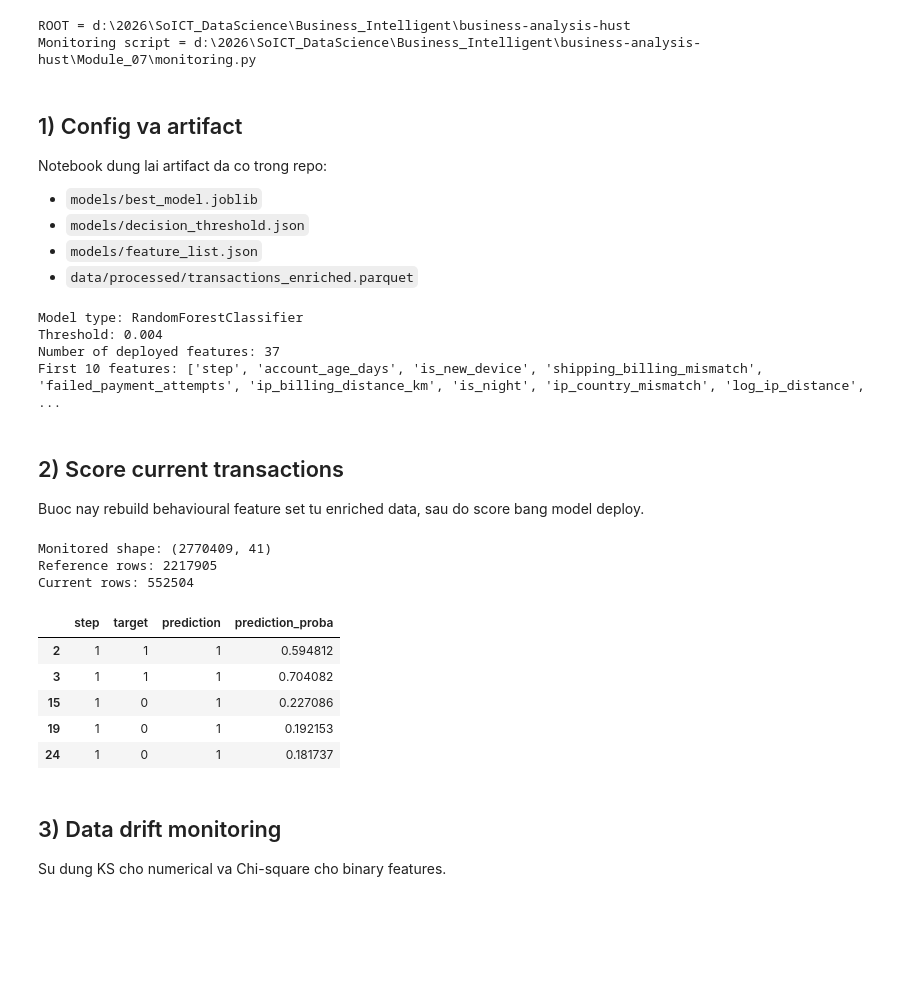
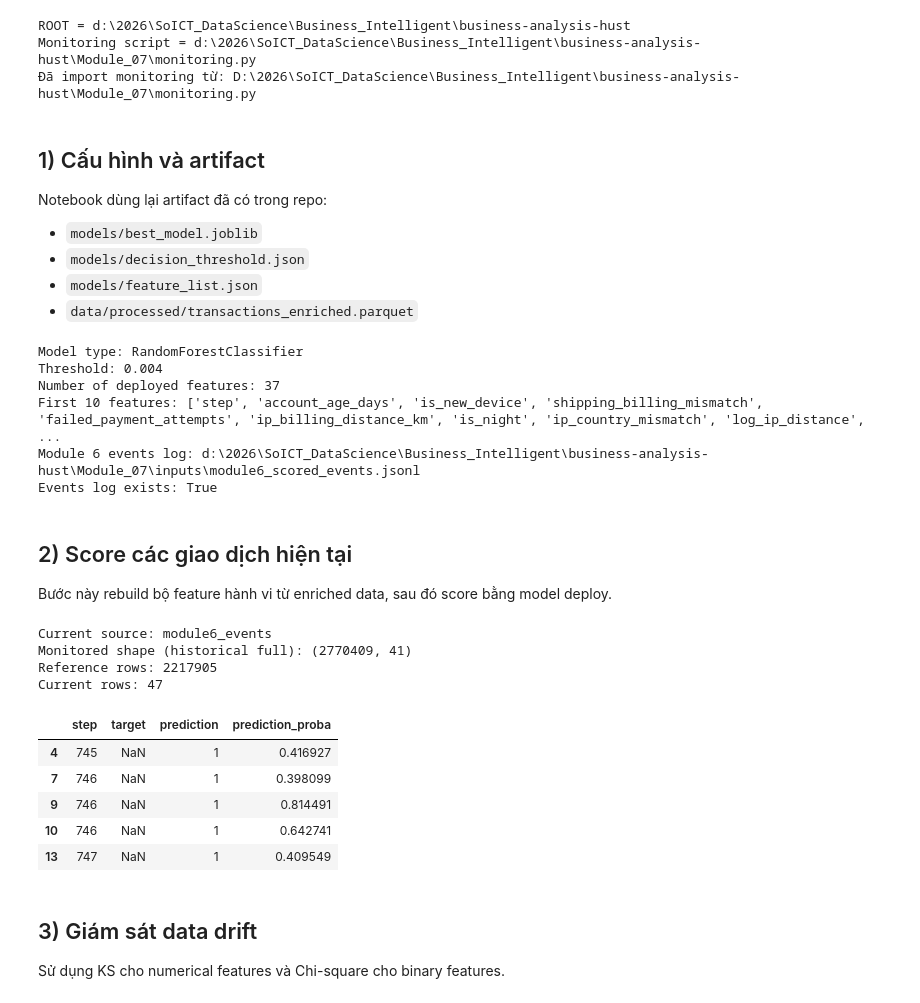
Before and after one commit to anhhq01/business-analysis-hust, a Jupyter notebook: Module_07/model_monitoring.ipynb, the cells around one changed output. Saved outputs shown, nothing was run; the diff lists cells and outputs as text; code cells hidden in the pictures; blank space fills up the shorter version.

```diff
--- a/Module_07/model_monitoring.ipynb
+++ b/Module_07/model_monitoring.ipynb
@@ -40,6 +40,7 @@ Dependency setup done.
 from pathlib import Path
 import sys
 import json
+import importlib
 import pandas as pd
 import matplotlib.pyplot as plt
 
@@ -50,22 +51,30 @@ def find_repo_root(start: Path) -> Path:
     for p in [start, *start.parents]:
         if (p / 'models').exists() and (p / 'Module_07').exists():
             return p
-    raise RuntimeError('Cannot locate repo root')
+    raise RuntimeError('Không thể xác định thư mục gốc của repo')
 
 ROOT = find_repo_root(Path.cwd())
-sys.path.append(str(ROOT / 'Module_07'))
+module7_path = ROOT / 'Module_07'
+
+# Đưa Module_07 lên đầu sys.path để tránh import nhầm package 'monitoring' từ môi trường.
+if str(module7_path) in sys.path:
+    sys.path.remove(str(module7_path))
+sys.path.insert(0, str(module7_path))
 
 import monitoring as mon
+mon = importlib.reload(mon)
 
 print('ROOT =', ROOT)
 print('Monitoring script =', ROOT / 'Module_07' / 'monitoring.py')
+print('Đã import monitoring từ:', Path(mon.__file__).resolve())
 # %% [output]
 ROOT = d:\2026\SoICT_DataScience\Business_Intelligent\business-analysis-hust
 Monitoring script = d:\2026\SoICT_DataScience\Business_Intelligent\business-analysis-hust\Module_07\monitoring.py
+Đã import monitoring từ: D:\2026\SoICT_DataScience\Business_Intelligent\business-analysis-hust\Module_07\monitoring.py
 # %% [markdown]
-## 1) Config va artifact
+## 1) Cấu hình và artifact
 
-Notebook dung lai artifact da co trong repo:
+Notebook dùng lại artifact đã có trong repo:
 
 - `models/best_model.joblib`
 - `models/decision_threshold.json`
@@ -76,6 +85,7 @@ ENRICHED = ROOT / 'data' / 'processed' / 'transactions_enriched.parquet'
 MODEL = ROOT / 'models' / 'best_model.joblib'
 POLICY = ROOT / 'models' / 'decision_threshold.json'
 FEATURES = ROOT / 'models' / 'feature_list.json'
+EVENTS_LOG = ROOT / 'Module_07' / 'inputs' / 'module6_scored_events.jsonl'
 OUTPUT_DIR = ROOT / 'Module_07' / 'outputs'
 OUTPUT_DIR.mkdir(parents=True, exist_ok=True)
 
@@ -86,44 +96,64 @@ print('Model type:', type(model).__name__)
 print('Threshold:', threshold)
 print('Number of deployed features:', len(deployed_features))
 print('First 10 features:', deployed_features[:10])
+print('Module 6 events log:', EVENTS_LOG)
+print('Events log exists:', EVENTS_LOG.exists())
 # %% [output]
 Model type: RandomForestClassifier
 Threshold: 0.004
 Number of deployed features: 37
 First 10 features: ['step', 'account_age_days', 'is_new_device', 'shipping_billing_mismatch', 'failed_payment_attempts', 'ip_billing_distance_km', 'is_night', 'ip_country_mismatch', 'log_ip_distance', ...
+Module 6 events log: d:\2026\SoICT_DataScience\Business_Intelligent\business-analysis-hust\Module_07\inputs\module6_scored_events.jsonl
+Events log exists: True
 # %% [markdown]
-## 2) Score current transactions
+## 2) Score các giao dịch hiện tại
 
-Buoc nay rebuild behavioural feature set tu enriched data, sau do score bang model deploy.
+Bước này rebuild bộ feature hành vi từ enriched data, sau đó score bằng model deploy.
 # %%
 monitored = mon.score_monitoring_frame(
     enriched_path=ENRICHED,
     model=model,
     deployed_features=deployed_features,
     threshold=threshold,
 )
 
-reference, current = mon.split_reference_current(monitored, reference_max_step=354)
+reference, historical_current = mon.split_reference_current(monitored, reference_max_step=354)
 
-print('Monitored shape:', monitored.shape)
+events_current = mon.build_monitoring_frame_from_module6_events(
+    events_log_path=EVENTS_LOG,
+    model=model,
+    deployed_features=deployed_features,
+    threshold=threshold,
+)
+
+if len(events_current):
+    current = events_current
+    current_source = 'module6_events'
+else:
+    current = historical_current
+    current_source = 'historical_enriched'
+
+print('Current source:', current_source)
+print('Monitored shape (historical full):', monitored.shape)
 print('Reference rows:', len(reference))
 print('Current rows:', len(current))
 
-display(monitored[['step', 'target', 'prediction', 'prediction_proba']].head())
+display(current[['step', 'target', 'prediction', 'prediction_proba']].head())
 # %% [output]
-Monitored shape: (2770409, 41)
+Current source: module6_events
+Monitored shape (historical full): (2770409, 41)
 Reference rows: 2217905
-Current rows: 552504
+Current rows: 47
 |  | step | target | prediction | prediction_proba |
-| 2 | 1 | 1 | 1 | 0.594812 |
-| 3 | 1 | 1 | 1 | 0.704082 |
-| 15 | 1 | 0 | 1 | 0.227086 |
-| 19 | 1 | 0 | 1 | 0.192153 |
-| 24 | 1 | 0 | 1 | 0.181737 |
+| 4 | 745 | NaN | 1 | 0.416927 |
+| 7 | 746 | NaN | 1 | 0.398099 |
+| 9 | 746 | NaN | 1 | 0.814491 |
+| 10 | 746 | NaN | 1 | 0.642741 |
+| 13 | 747 | NaN | 1 | 0.409549 |
 # %% [markdown]
-## 3) Data drift monitoring
+## 3) Giám sát data drift
 
-Su dung KS cho numerical va Chi-square cho binary features.
+Sử dụng KS cho numerical features và Chi-square cho binary features.
 # %%
 drift_summary = mon.compute_drift_summary(reference, current, deployed_features, alpha=0.05)
 drift_path = OUTPUT_DIR / 'drift_summary.csv'
```
Also changed, not shown: parts of 11 cells of this notebook, 11 other files.
